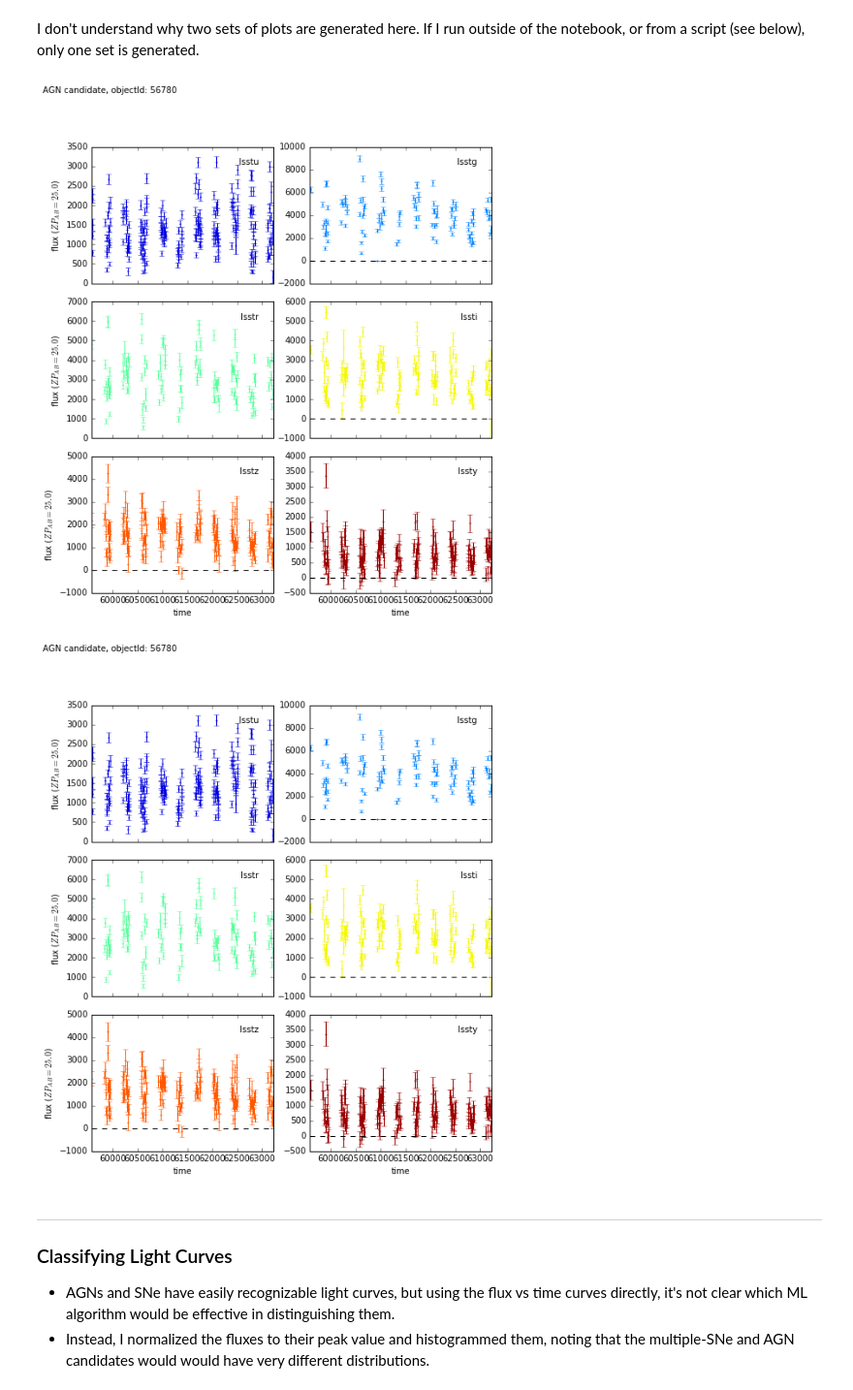
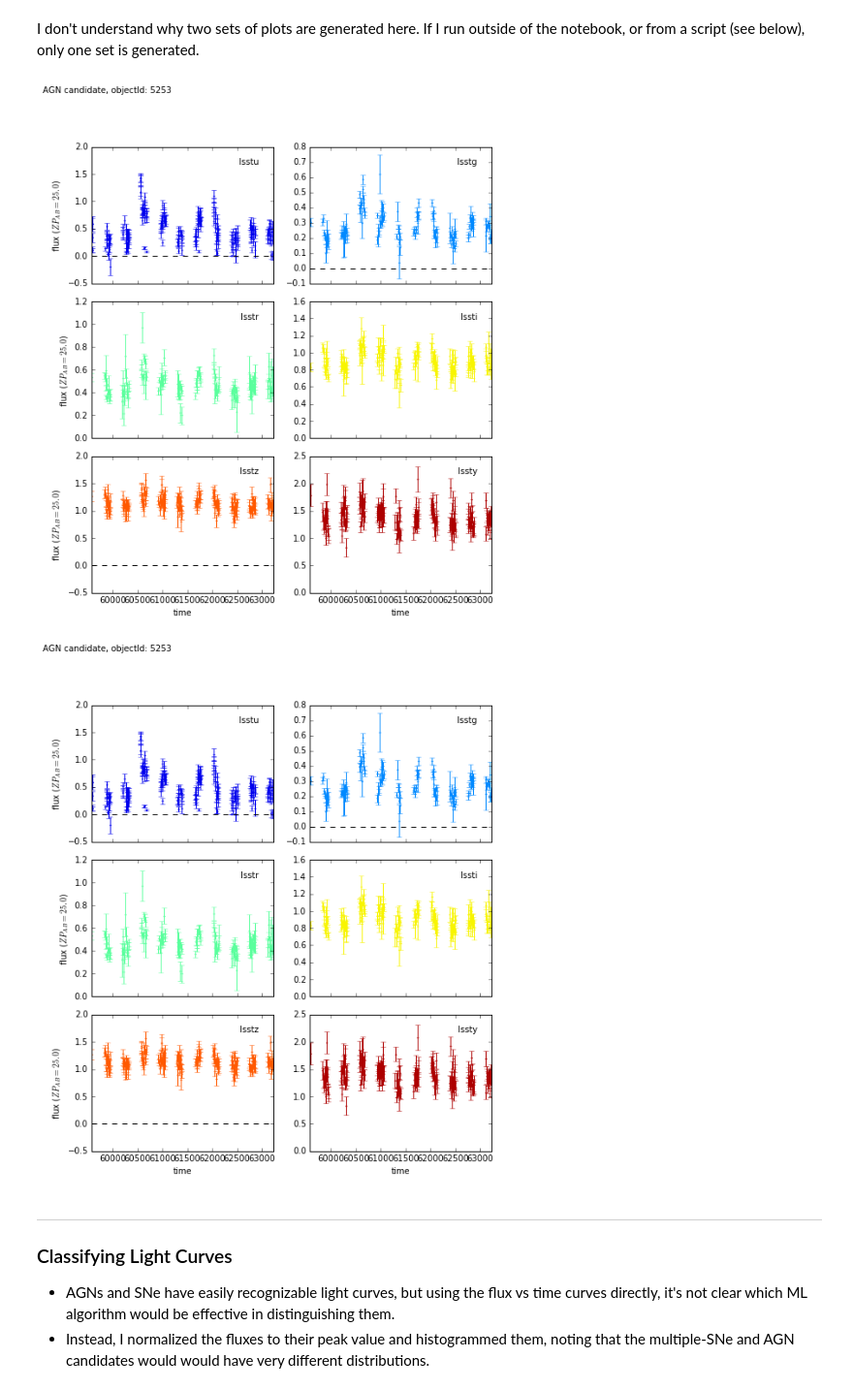
Before and after one commit to jchiang87/desc_projects, a Jupyter notebook: twinkles/ExploringTwinklesRun1.ipynb, the cells around one changed output. Shown: that part at 97% size. Saved outputs shown, nothing was run; the diff lists cells and outputs as text; code cells hidden in the pictures.

```diff
--- a/twinkles/ExploringTwinklesRun1.ipynb
+++ b/twinkles/ExploringTwinklesRun1.ipynb
@@ -82,12 +99,12 @@ WARNING: ErfaWarning: ERFA function "dtf2d" yielded 1 of "dubious year (Note 6)"
 I don't understand why two sets of plots are generated here.  If I run outside of the notebook, or from a script (see below), only one set is generated.
 # %%
 # Plot an AGN-like light curve.
-objectId = 56780
+objectId = 5253
 AGN = lc_factory.create(objectId)
 AGN.plot(figtext='AGN candidate, objectId: %i' % objectId)
 # %% [output]
-[figure, old version]
+[figure, new version]
-[figure, old version]
+[figure, new version]
 # %% [markdown]
 ---
 
```
Also changed, not shown: parts of 7 cells of this notebook, 5 other files.
